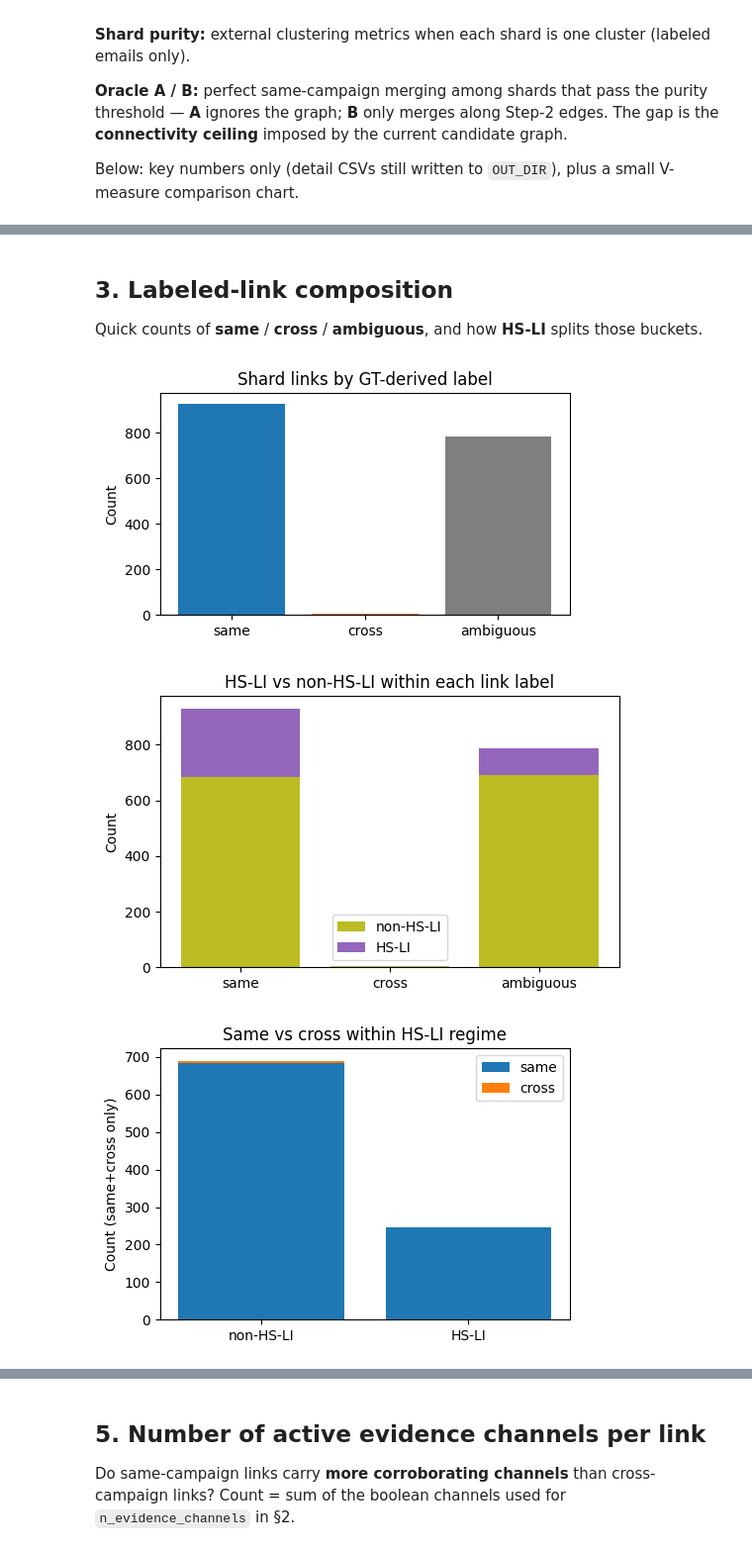
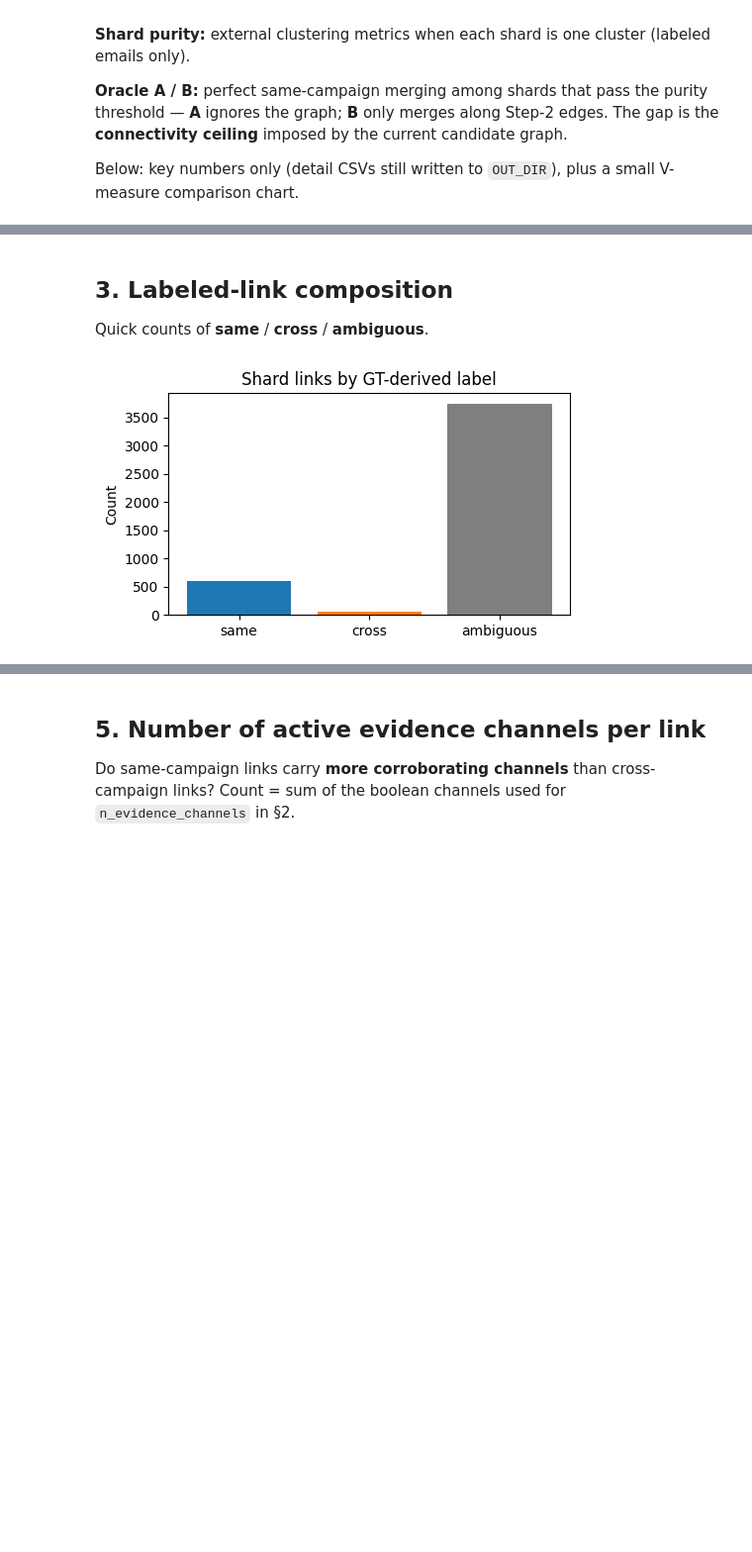
Before and after one commit to DeLyXHardiee/GNN-Campaign-Detection, a Jupyter notebook: analysis/semantic_shard_oracle_headroom_analysis.ipynb, the cells around one changed output, grey strips where cells are left out. Shown at 99% size. Cells and saved outputs as stored; diff of their text form; code cells hidden in the pictures; blank space fills up the shorter version.

```diff
--- a/analysis/semantic_shard_oracle_headroom_analysis.ipynb
+++ b/analysis/semantic_shard_oracle_headroom_analysis.ipynb
@@ -26,7 +26,7 @@ if str(PROJECT_ROOT) not in sys.path:
 
 STEP1_ASSIGNMENTS = PROJECT_ROOT / "analysis" / "output" / "semantic_shard_step1" / "semantic_shard_step1_assignments.csv"
 STEP2_DIR = PROJECT_ROOT / "analysis" / "output" / "semantic_shard_step2_graph"
-GT_JSON = PROJECT_ROOT / "data" / "groundtruth" / "ground_truth.json"
+GT_JSON = PROJECT_ROOT / "data" / "groundtruth" / "ground_truth_merged.json"
 
 OUT_DIR = PROJECT_ROOT / "analysis" / "output" / "semantic_shard_oracle_headroom"
 OUT_DIR.mkdir(parents=True, exist_ok=True)
@@ -37,8 +37,6 @@ ORACLE_PURITY_THRESHOLD = 1.0
 COLOR_SAME = "#1f77b4"
 COLOR_CROSS = "#ff7f0e"
 COLOR_AMBIG = "#7f7f7f"
-COLOR_HSLI = "#9467bd"
-COLOR_NON_HSLI = "#bcbd22"
 # %%
 from IPython.display import Markdown, display
 
@@ -204,79 +195,22 @@ Columns (sample): ['shard_a', 'shard_b', 'centroid_cosine', 'shared_url_count',
 # %% [markdown]
 ## 3. Labeled-link composition
 
-Quick counts of **same** / **cross** / **ambiguous**, and how **HS-LI** splits those buckets.
+Quick counts of **same** / **cross** / **ambiguous**.
 # %%
 def _countplot_link_labels(df: pd.DataFrame) -> None:
     vc = df["link_label"].value_counts().reindex(["same", "cross", "ambiguous"]).fillna(0).astype(int)
     fig, ax = plt.subplots(figsize=(5, 3))
     colors = [COLOR_SAME, COLOR_CROSS, COLOR_AMBIG]
     ax.bar(vc.index.astype(str), vc.values, color=colors)
     ax.set_ylabel("Count")
     ax.set_title("Shard links by GT-derived label")
     plt.tight_layout()
     plt.show()
 
 
-def _stacked_taxonomy_hsli(df: pd.DataFrame, *, inside: str) -> None:
-    if inside == "label":
-        idx = ["same", "cross", "ambiguous"]
-        sub = df[df["link_label"].isin(["same", "cross", "ambiguous"])]
-        pivot = (
-            sub.groupby(["link_label", "is_hsli"], dropna=False)
-            .size()
-            .unstack(fill_value=0)
-            .reindex(idx)
-        )
-        pivot.columns = [bool(c) for c in pivot.columns]
-        fig, ax = plt.subplots(figsize=(5.5, 3.5))
-        bottom = np.zeros(len(pivot))
-        for flag, lab, col in [
-            (False, "non-HS-LI", COLOR_NON_HSLI),
-            (True, "HS-LI", COLOR_HSLI),
-        ]:
-            if flag in pivot.columns:
-                vals = pivot[flag].values.astype(float)
-            else:
-                vals = np.zeros(len(pivot))
-            ax.bar(pivot.index.astype(str), vals, bottom=bottom, label=lab, color=col)
-            bottom = bottom + vals
-        ax.set_ylabel("Count")
-        ax.set_title("HS-LI vs non-HS-LI within each link label")
-        ax.legend()
-        plt.tight_layout()
-        plt.show()
-    else:
-        sub = df[df["link_label"].isin(["same", "cross"])]
-        pivot = (
-            sub.groupby(["is_hsli", "link_label"], dropna=False)
-            .size()
-            .unstack(fill_value=0)
-        )
-        pivot = pivot.reindex([False, True])
-        pivot.columns = [str(c) for c in pivot.columns]
-        fig, ax = plt.subplots(figsize=(5, 3.5))
-        bottom = np.zeros(len(pivot))
-        for col_name, color in [("same", COLOR_SAME), ("cross", COLOR_CROSS)]:
-            if col_name in pivot.columns:
-                vals = pivot[col_name].values.astype(float)
-            else:
-                vals = np.zeros(len(pivot))
-            ax.bar(["non-HS-LI", "HS-LI"], vals, bottom=bottom, label=col_name, color=color)
-            bottom = bottom + vals
-        ax.set_ylabel("Count (same+cross only)")
-        ax.set_title("Same vs cross within HS-LI regime")
-        ax.legend()
-        plt.tight_layout()
-        plt.show()
-
-
 _countplot_link_labels(edge_analysis_df)
-_stacked_taxonomy_hsli(edge_analysis_df, inside="label")
-_stacked_taxonomy_hsli(edge_analysis_df, inside="hsli")
 # %% [output]
-[figure, old version]
+[figure, new version]
-[figure, removed]
-[figure, removed]
 # %% [markdown]
 ## 4. Shard-link evidence anatomy
 
```
Also changed, not shown: parts of 45 cells of this notebook, 44 other files.
